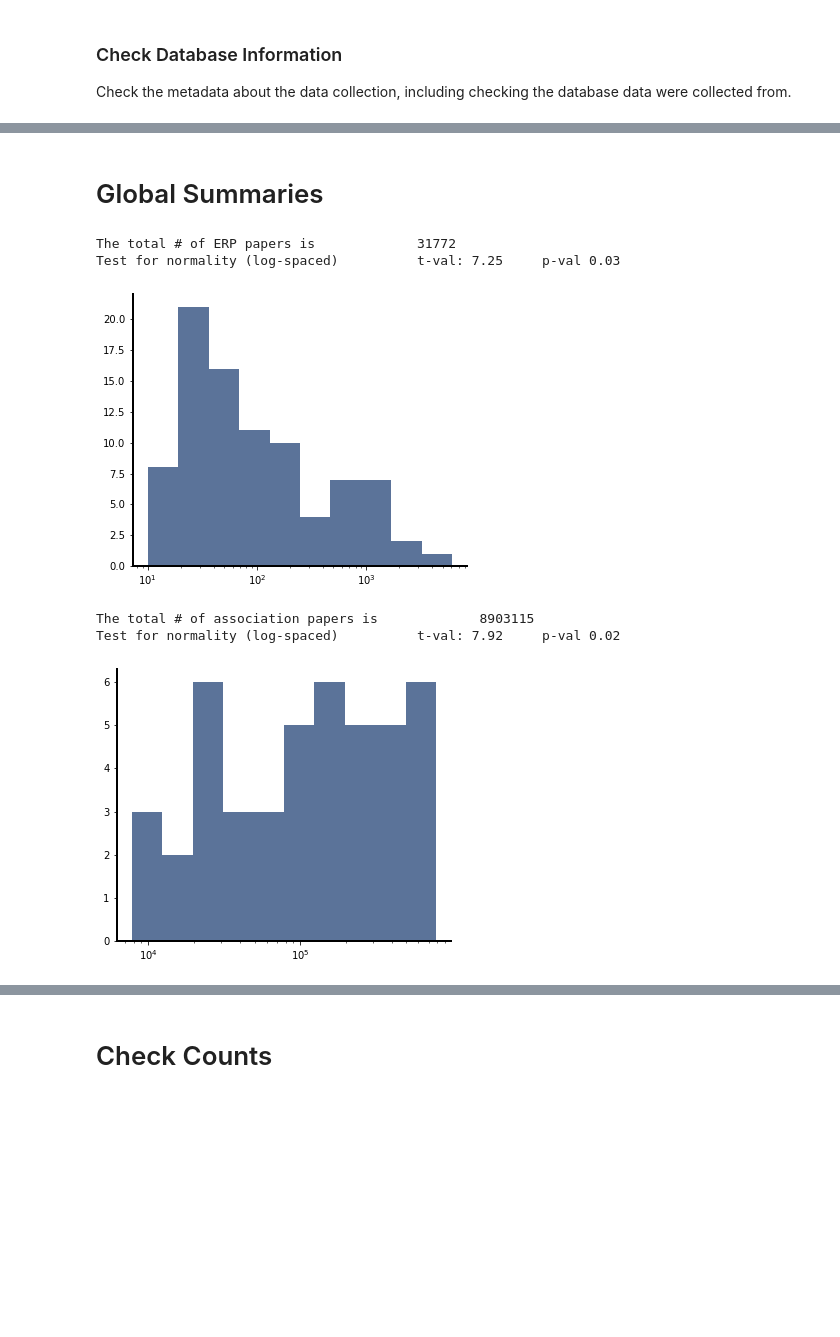
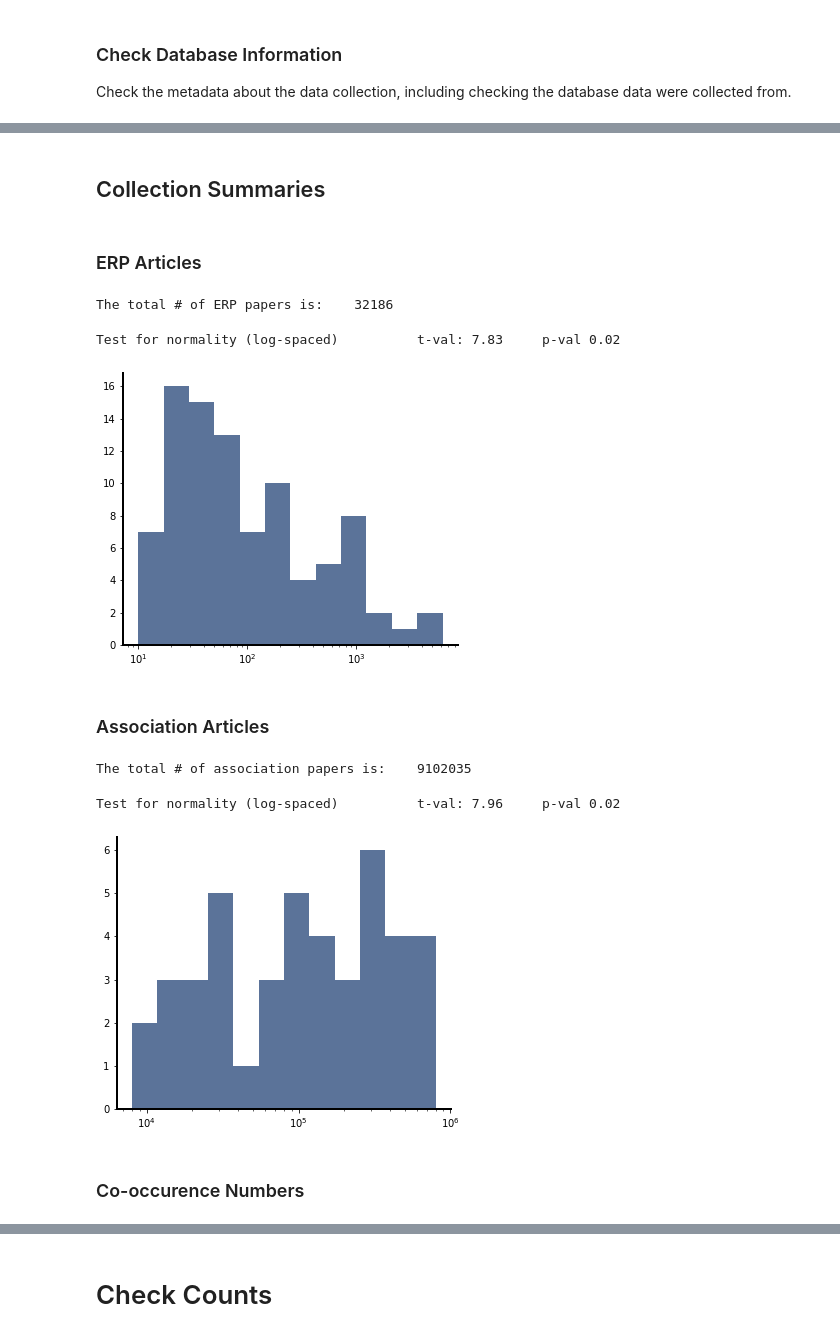
Before and after one commit to weblearn22/ERPscanr, a Jupyter notebook: notebooks/04-CountsCognitive.ipynb, the cells around one changed output, grey strips where cells are left out. Drawn from its saved outputs; the diff is of its cells as text; code cells hidden in the pictures; blank space fills up the shorter version.

Commit message:
update counts analyses

```diff
--- a/notebooks/04-CountsCognitive.ipynb
+++ b/notebooks/04-CountsCognitive.ipynb
@@ -65,24 +68,36 @@ counts.meta_data.requester
 # %% [markdown]
-# Global Summaries
+## Collection Summaries
+# %% [markdown]
+### ERP Articles
+# %%
+# Check the total number of ERP papers
+print('The total # of ERP papers is: \t {:.0f}'.format(sum(counts.terms['A'].counts)))
+# %% [output]
+The total # of ERP papers is:    32186
 # %%
 # Check the distribution of ERP papers
-print('The total # of ERP papers is \t\t {:.0f}'.format(sum(counts.terms['A'].counts)))
 print('Test for normality (log-spaced) \t t-val: {:1.2f} \t p-val {:1.2f}'.format(\
       *normaltest(np.log10(counts.terms['A'].counts))))
-plot_count_hist(counts.terms['A'].counts,
+plot_count_hist(counts.terms['A'].counts, bins=12,
                 save_fig=SAVE_FIG, file_name='erp_hist.pdf', directory=figs_dir)
 # %% [output]
-The total # of ERP papers is             31772
-Test for normality (log-spaced)          t-val: 7.25     p-val 0.03
+Test for normality (log-spaced)          t-val: 7.83     p-val 0.02
-[figure, old version]
+[figure, new version]
+# %% [markdown]
+### Association Articles
+# %%
+# Check the total number of association papers
+print('The total # of association papers is: \t {:.0f}'.format(sum(counts.terms['B'].counts)))
+# %% [output]
+The total # of association papers is:    9102035
 # %%
-# Check the distribution of ERP papers
-print('The total # of association papers is \t\t {:.0f}'.format(sum(counts.terms['B'].counts)))
+# Check the distribution of association papers
 print('Test for normality (log-spaced) \t t-val: {:1.2f} \t p-val {:1.2f}'.format(\
       *normaltest(np.log10(counts.terms['B'].counts))))
-plot_count_hist(counts.terms['B'].counts,
+plot_count_hist(counts.terms['B'].counts, bins=12,
                 save_fig=SAVE_FIG, file_name=name + '_assoc_hist.pdf', directory=figs_dir)
 # %% [output]
-The total # of association papers is             8903115
-Test for normality (log-spaced)          t-val: 7.92     p-val 0.02
+Test for normality (log-spaced)          t-val: 7.96     p-val 0.02
-[figure, old version]
+[figure, new version]
+# %% [markdown]
+### Co-occurence Numbers
```
Also changed, not shown: parts of 23 cells of this notebook, 1 other file.
